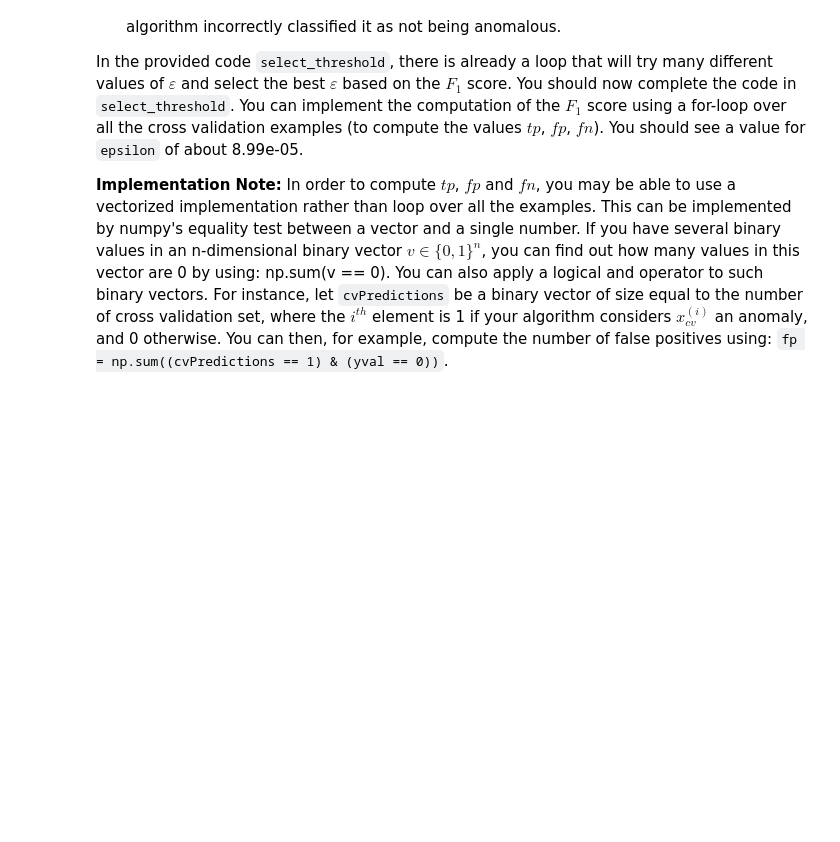
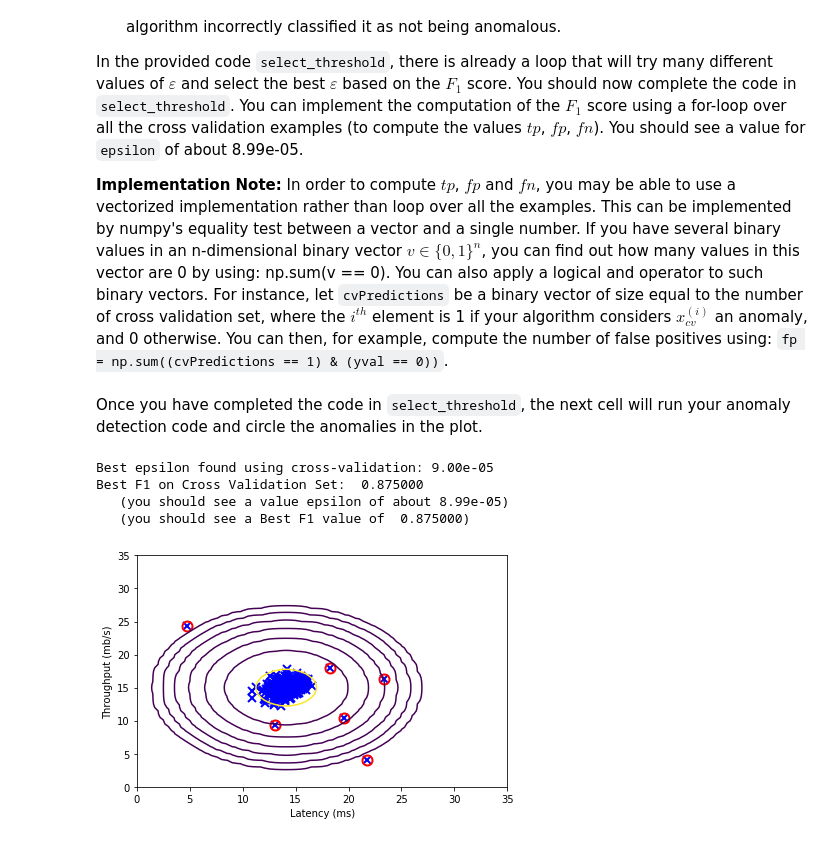
Before and after one commit to SoroushGhaderi/Machine_Learning_Andrew_Ng_exercises_with_Python, a Jupyter notebook: Anomaly Detection and Recmmender Systems/Anomaly Detection and Recommender Systems.ipynb, the cells around one changed output. Cells and saved outputs as stored; diff of their text form; code cells hidden in the pictures; blank space fills up the shorter version.

Commit message:
applied best threshold and epsilon

```diff
--- a/Anomaly Detection and Recmmender Systems/Anomaly Detection and Recommender Systems.ipynb
+++ b/Anomaly Detection and Recmmender Systems/Anomaly Detection and Recommender Systems.ipynb
@@ -227,7 +227,7 @@ apply a logical and operator to such binary vectors. For instance, let `cvPredic
 $x_{cv}^{(i)}$ an anomaly, and 0 otherwise. You can then, for example, compute the number of false positives using: `fp = np.sum((cvPredictions == 1) & (yval == 0))`.
 </div>
 # %%
-def selectThreshold(yval, pval):
+def select_threshold(yval, pval):
     """
     Find the best threshold (epsilon) to use for selecting outliers based
     on the results from a validation set and the ground truth.
@@ -282,3 +282,32 @@ def selectThreshold(yval, pval):
             bestEpsilon = epsilon
 
     return bestEpsilon, bestF1
+# %% [markdown]
+Once you have completed the code in `select_threshold`, the next cell will run your anomaly detection code and circle the anomalies in the plot.
+# %%
+pval = multivariate_gaussian(Xval, mu, sigma2)
+
+epsilon, F1 = select_threshold(yval, pval)
+print('Best epsilon found using cross-validation: %.2e' % epsilon)
+print('Best F1 on Cross Validation Set:  %f' % F1)
+print('   (you should see a value epsilon of about 8.99e-05)')
+print('   (you should see a Best F1 value of  0.875000)')
+
+#  Find the outliers in the training set and plot the
+outliers = p < epsilon
+
+#  Visualize the fit
+visualize_fit(X,  mu, sigma2)
+plt.xlabel('Latency (ms)')
+plt.ylabel('Throughput (mb/s)')
+plt.tight_layout()
+
+#  Draw a red circle around those outliers
+plt.plot(X[outliers, 0], X[outliers, 1], 'ro', ms=10, mfc='None', mew=2)
+plt.show()
+# %% [output]
+Best epsilon found using cross-validation: 9.00e-05
+Best F1 on Cross Validation Set:  0.875000
+   (you should see a value epsilon of about 8.99e-05)
+   (you should see a Best F1 value of  0.875000)
+[figure, added]
```
